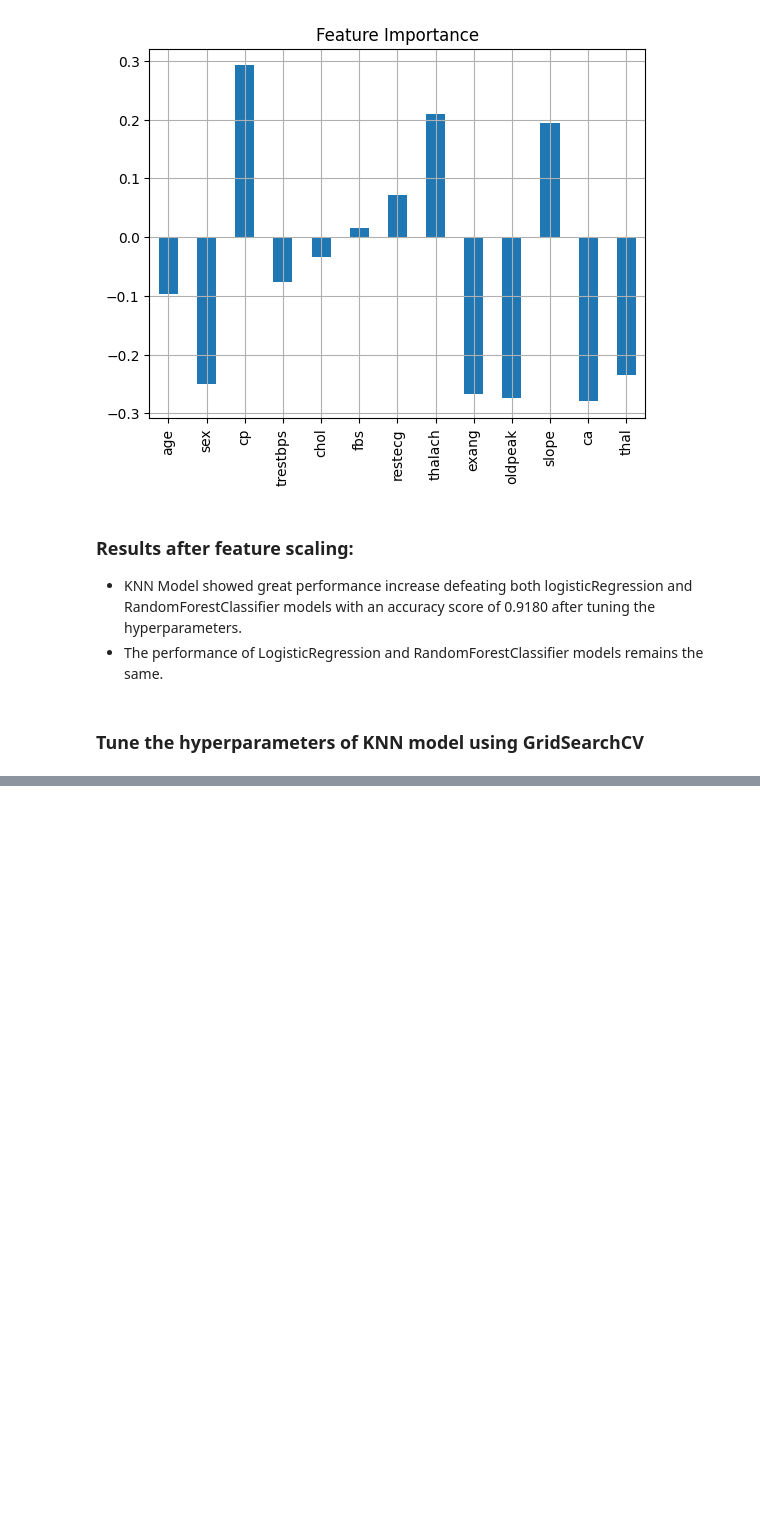
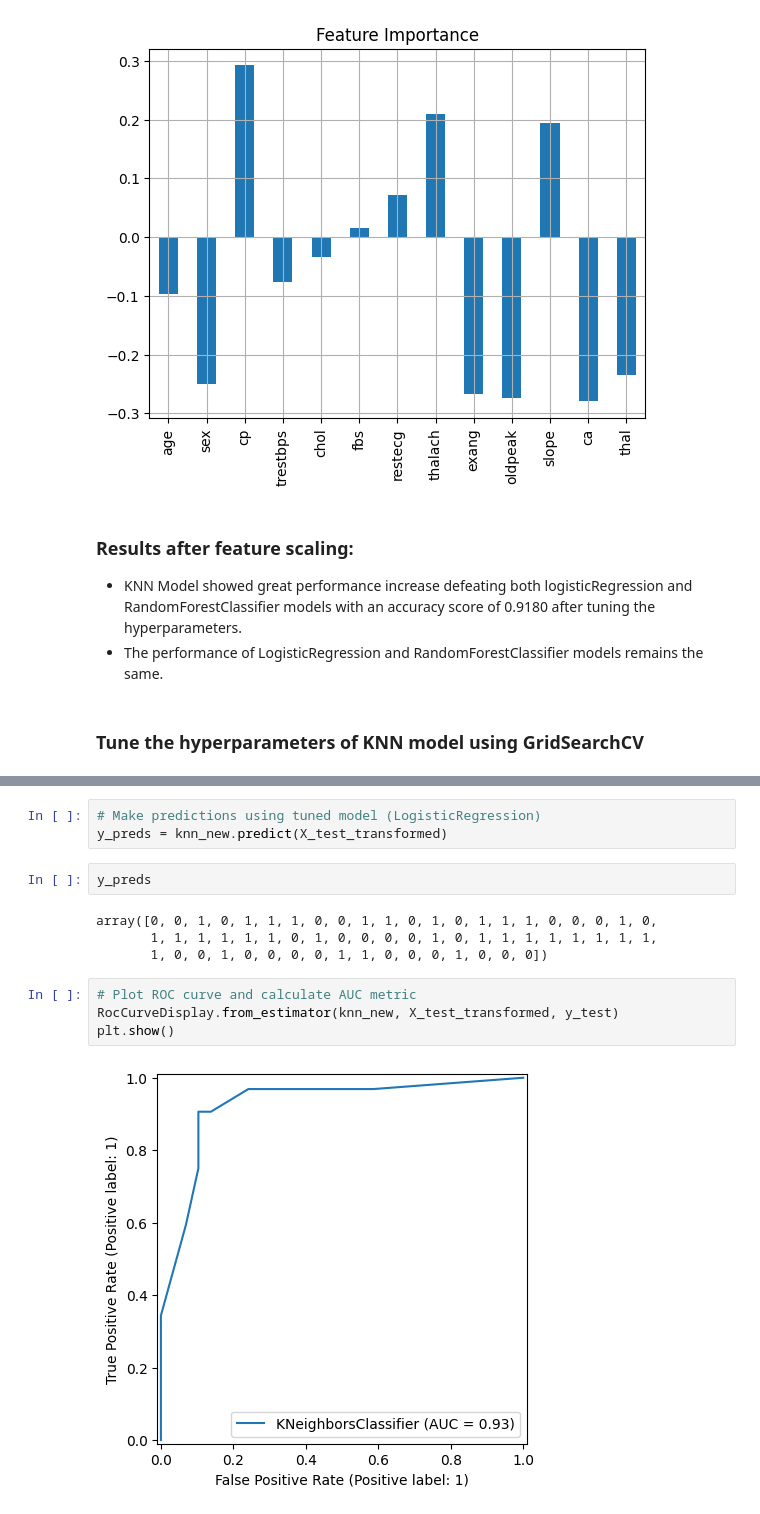
Before and after one commit to Ovaserashid/heart-disease-prediction, a Jupyter notebook: notebooks/main.ipynb, the cells around one changed output, grey strips where cells are left out. Drawn from its saved outputs; the diff is of its cells as text; blank space fills up the shorter version.

```diff
--- a/notebooks/main.ipynb
+++ b/notebooks/main.ipynb
@@ -661,0 +760,15 @@ feature_df.T.plot(kind='bar', title="Feature Importance", legend=False, grid=Tru
+# %%
+# Make predictions using tuned model (LogisticRegression)
+y_preds = knn_new.predict(X_test_transformed)
+# %%
+y_preds
+# %% [output]
+array([0, 0, 1, 0, 1, 1, 1, 0, 0, 1, 1, 0, 1, 0, 1, 1, 1, 0, 0, 0, 1, 0,
+       1, 1, 1, 1, 1, 1, 0, 1, 0, 0, 0, 0, 1, 0, 1, 1, 1, 1, 1, 1, 1, 1,
+       1, 0, 0, 1, 0, 0, 0, 0, 1, 1, 0, 0, 0, 1, 0, 0, 0])
+# %%
+# Plot ROC curve and calculate AUC metric
+RocCurveDisplay.from_estimator(knn_new, X_test_transformed, y_test)
+plt.show()
+# %% [output]
+[figure, added]
```
Also changed, not shown: parts of 21 cells of this notebook.
